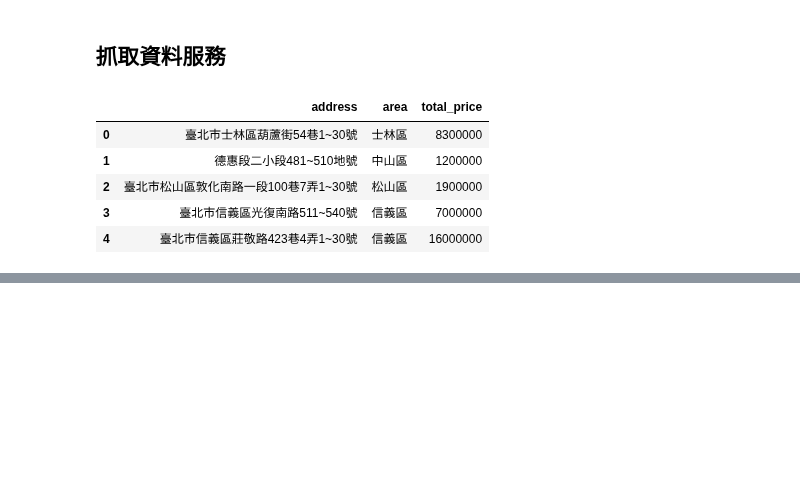
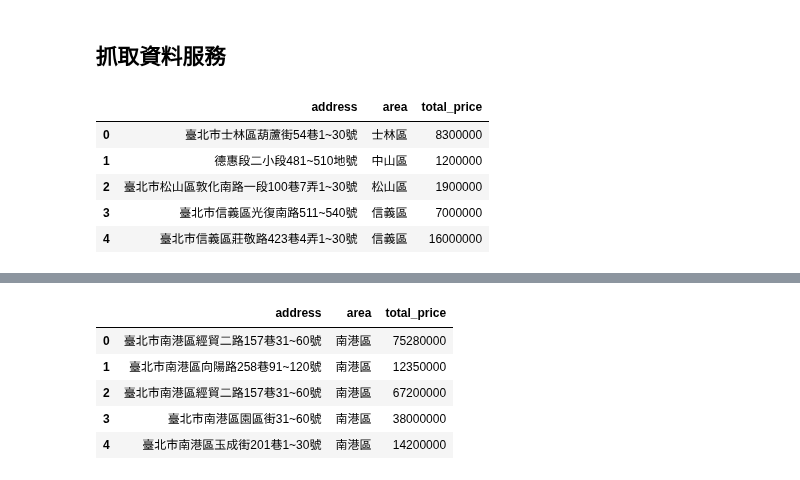
Before and after one commit to ywchiu/pyfintech2, a Jupyter notebook: 20161014Demo.ipynb, the cells around one changed output, grey strips where cells are left out. Drawn from its saved outputs; the diff is of its cells as text; code cells hidden in the pictures; blank space fills up the shorter version.

```diff
--- a/20161014Demo.ipynb
+++ b/20161014Demo.ipynb
@@ -290,0 +365,19 @@ df.head()
+# %%
+import requests
+import json
+import pandas
+payload = {
+'area': '南港區'
+}
+res = requests.post('http://127.0.0.1:5000/area/', data = payload)
+#print res.text
+jd = json.loads(res.text)
+df = pandas.DataFrame(jd['data'])
+df.head()
+# %% [output]
+|  | address | area | total_price |
+| 0 | 臺北市南港區經貿二路157巷31~60號 | 南港區 | 75280000 |
+| 1 | 臺北市南港區向陽路258巷91~120號 | 南港區 | 12350000 |
+| 2 | 臺北市南港區經貿二路157巷31~60號 | 南港區 | 67200000 |
+| 3 | 臺北市南港區園區街31~60號 | 南港區 | 38000000 |
+| 4 | 臺北市南港區玉成街201巷1~30號 | 南港區 | 14200000 |
```
Also changed, not shown: parts of 4 cells of this notebook, 4 other files.
